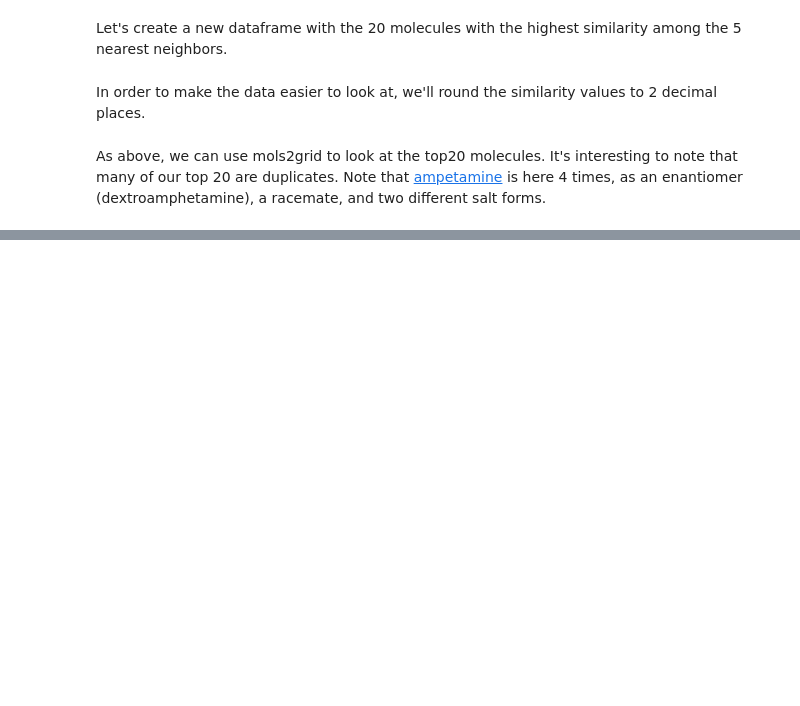
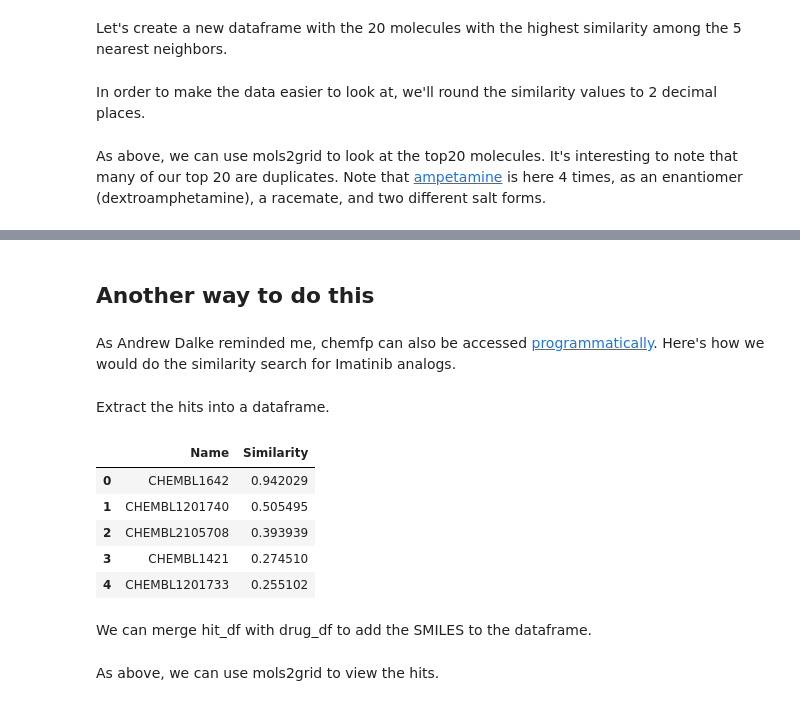
Before and after one commit to PatWalters/practical_cheminformatics_posts, a Jupyter notebook: chemfp_simsearch.ipynb, the cells around one changed output, grey strips where cells are left out. Saved outputs shown, nothing was run; the diff lists cells and outputs as text; code cells hidden in the pictures; blank space fills up the shorter version.

Commit message:
Added programmatic similarity search

```diff
--- a/chemfp_simsearch.ipynb
+++ b/chemfp_simsearch.ipynb
@@ -476,3 +475,28 @@ As above, we can use mols2grid to look at the top20 molecules.  It's interesting
 mols2grid.display(top_df,subset=["img","Name","Mean_Similarity"])
 # %% [output]
 [interactive output not drawn]
+# %% [markdown]
+## Another way to do this
+# %% [markdown]
+As Andrew Dalke reminded me, chemfp can also be accessed [programmatically](https://chemfp.readthedocs.io/en/latest/using-api.html).  Here's how we would do the similarity search for Imatinib analogs.
+# %%
+from chemfp import *
+
+query_smiles = "Cc1ccc(cc1Nc2nccc(n2)c3cccnc3)NC(=O)c4ccc(cc4)CN5CCN(CC5)C"
+arena = load_fingerprints("chembl_drugs.fps")
+query = arena.get_fingerprint_type().parse_molecule_fingerprint(query_smiles, "smi")
+hits = arena.knearest_tanimoto_search_fp(query, k=5, threshold=0.0)
+# %% [markdown]
+Extract the hits into a dataframe.
+# %%
+hit_df = pd.DataFrame(hits.get_ids_and_scores(),columns=["Name","Similarity"])
+hit_df
+# %% [output]
+|  | Name | Similarity |
+| 0 | CHEMBL1642 | 0.942029 |
+| 1 | CHEMBL1201740 | 0.505495 |
+| 2 | CHEMBL2105708 | 0.393939 |
+| 3 | CHEMBL1421 | 0.274510 |
+| 4 | CHEMBL1201733 | 0.255102 |
+# %% [markdown]
+We can merge hit_df with drug_df to add the SMILES to the dataframe.
@@ -478,0 +505,2 @@ mols2grid.display(top_df,subset=["img","Name","Mean_Similarity"])
+# %% [markdown]
+As above, we can use mols2grid to view the hits.
```
Also changed, not shown: parts of 8 cells of this notebook.
